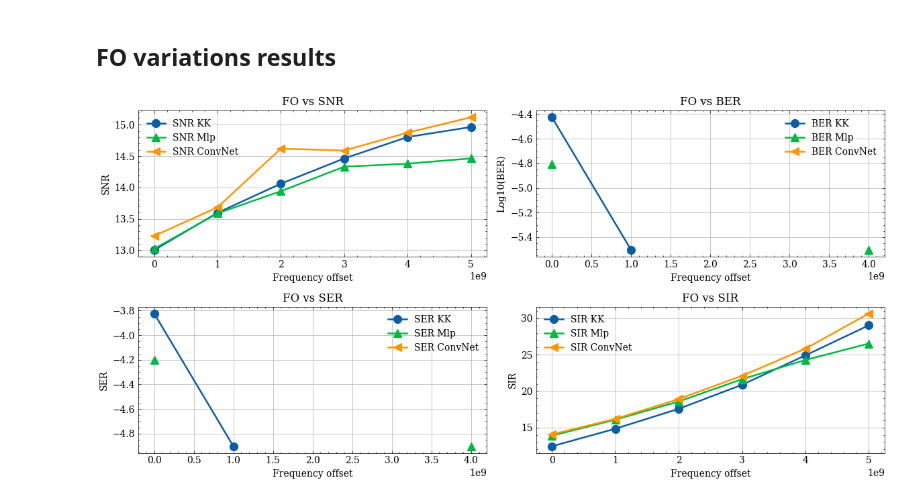
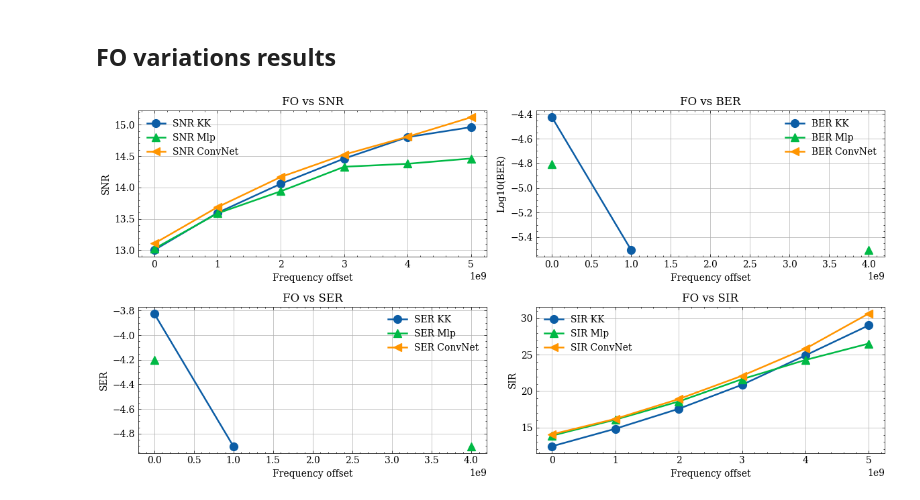
Before and after one commit to silasabs/PIVIC-PIBIC-Comunicacoes-Opticas, a Jupyter notebook: jupyter notebooks/Pibic_Results_PhaseRetrieval.ipynb, the cells around one changed output. Saved outputs shown, nothing was run; the diff lists cells and outputs as text; code cells hidden in the pictures.

```diff
--- a/jupyter notebooks/Pibic_Results_PhaseRetrieval.ipynb
+++ b/jupyter notebooks/Pibic_Results_PhaseRetrieval.ipynb
@@ -104,9 +104,9 @@ Rolloff_SER = np.mean([Rolloff_SER_0, Rolloff_SER_1, Rolloff_SER_2, Rolloff_SER_
 Rolloff_SIR = np.mean([Rolloff_SIR_0, Rolloff_SIR_1, Rolloff_SIR_2, Rolloff_SIR_3, Rolloff_SIR_4], axis=0)
 
 FO_BER = np.mean([FO_BER_0, FO_BER_1, FO_BER_2, FO_BER_3, FO_BER_4], axis=0)
-FO_SER_0 = np.mean([FO_SER_0, FO_SER_1, FO_SER_2, FO_SER_3, FO_SER_4], axis=0)
-FO_SIR_0 = np.mean([FO_SIR_0, FO_SIR_1, FO_SIR_2, FO_SIR_3, FO_SIR_4], axis=0)
-FO_SNR_0 = np.mean([FO_SNR_0, FO_SNR_1, FO_SNR_2, FO_SNR_3, FO_SNR_4], axis=0)
+FO_SER = np.mean([FO_SER_0, FO_SER_1, FO_SER_2, FO_SER_3, FO_SER_4], axis=0)
+FO_SIR = np.mean([FO_SIR_0, FO_SIR_1, FO_SIR_2, FO_SIR_3, FO_SIR_4], axis=0)
+FO_SNR = np.mean([FO_SNR_0, FO_SNR_1, FO_SNR_2, FO_SNR_3, FO_SNR_4], axis=0)
 # %% [markdown]
 ## CSPR variations results
 # %%
@@ -214,7 +227,7 @@ savePlots = False
 
 FO_BER = loadArray(r'C:\Users\Silas\Documents\PIVIC-Comunicacoes-Opticas\resultados\Data\Pibic\FO_BER_SpS_4_128_Sample.npy')
 FO_SIR = loadArray(r'C:\Users\Silas\Documents\PIVIC-Comunicacoes-Opticas\resultados\Data\Pibic\FO_SIR_SpS_4_128_Sample.npy')
-FO_SNR = loadArray(r'C:\Users\Silas\Documents\PIVIC-Comunicacoes-Opticas\resultados\Data\Pibic\FO_SNR_SpS_4_128_Sample.npy')
+#FO_SNR = loadArray(r'C:\Users\Silas\Documents\PIVIC-Comunicacoes-Opticas\resultados\Data\Pibic\FO_SNR_SpS_4_128_Sample.npy')
 FO_SER = loadArray(r'C:\Users\Silas\Documents\PIVIC-Comunicacoes-Opticas\resultados\Data\Pibic\FO_SER_SpS_4_128_Sample.npy')
 
 Conv_FO_SER = loadArray(r'C:\Users\Silas\Documents\PIVIC-Comunicacoes-Opticas\resultados\Data\Pibic\Conv_FO_SER_SpS_4_128_Sample.npy')
@@ -228,7 +241,7 @@ plt.figure(num=None, figsize=(12, 6))
 graphic01 = plt.subplot(2, 2, 1)
 plt.plot(FO_Values, 10*np.log10(FO_SNR[0,:]), marker='o', markersize=8.5, label='SNR KK')
 plt.plot(FO_Values, 10*np.log10(FO_SNR[1,:]), marker='^', markersize=8.5, label='SNR Mlp')
-plt.plot(FO_Values, 10*np.log10(Conv_FO_SNR[2,:]),'-o', marker='<', markersize=8.5, label='SNR ConvNet')
+plt.plot(FO_Values, 10*np.log10(FO_SNR[2,:]),'-o', marker='<', markersize=8.5, label='SNR ConvNet')
 plt.xlabel('Frequency offset')
 plt.ylabel('SNR')
 plt.title('FO vs SNR')
@@ -243,31 +256,31 @@ plt.xlabel('Frequency offset')
 plt.ylabel('Log10(BER)')
 plt.title('FO vs BER')
 plt.legend()
 plt.grid()
 
 graphic03 = plt.subplot(2, 2, 3)
 plt.plot(FO_Values, np.log10(FO_SER[0,:]), marker='o', markersize=8.5, label='SER KK')
 plt.plot(FO_Values, np.log10(FO_SER[1,:]), marker='^', markersize=8.5, label='SER Mlp')
 plt.plot(FO_Values, np.log10(Conv_FO_SER[2,:]), marker='<', markersize=8.5, label='SER ConvNet')
 plt.xlabel('Frequency offset')
 plt.ylabel('SER')
 plt.title('FO vs SER')
 plt.legend()
 plt.grid()
 
 graphic04 = plt.subplot(2, 2, 4)
 plt.plot(FO_Values, 10*np.log10(FO_SIR[0,:]), marker='o', markersize=8.5, label='SIR KK')
 plt.plot(FO_Values, 10*np.log10(FO_SIR[1,:]), marker='^', markersize=8.5, label='SIR Mlp')
 plt.plot(FO_Values, 10*np.log10(FO_SIR[2,:]), marker='<', markersize=8.5, label='SIR ConvNet')
 plt.xlabel('Frequency offset')
 plt.ylabel('SIR')
 plt.title('FO vs SIR')
 plt.legend()
 plt.grid()
 
 plt.tight_layout()
 
 if savePlots:
     plt.savefig(figurePath+'\FO_Results.png', dpi=600)
 # %% [output]
-[figure, old version]
+[figure, new version]
```
Also changed, not shown: parts of 1 cell of this notebook.
